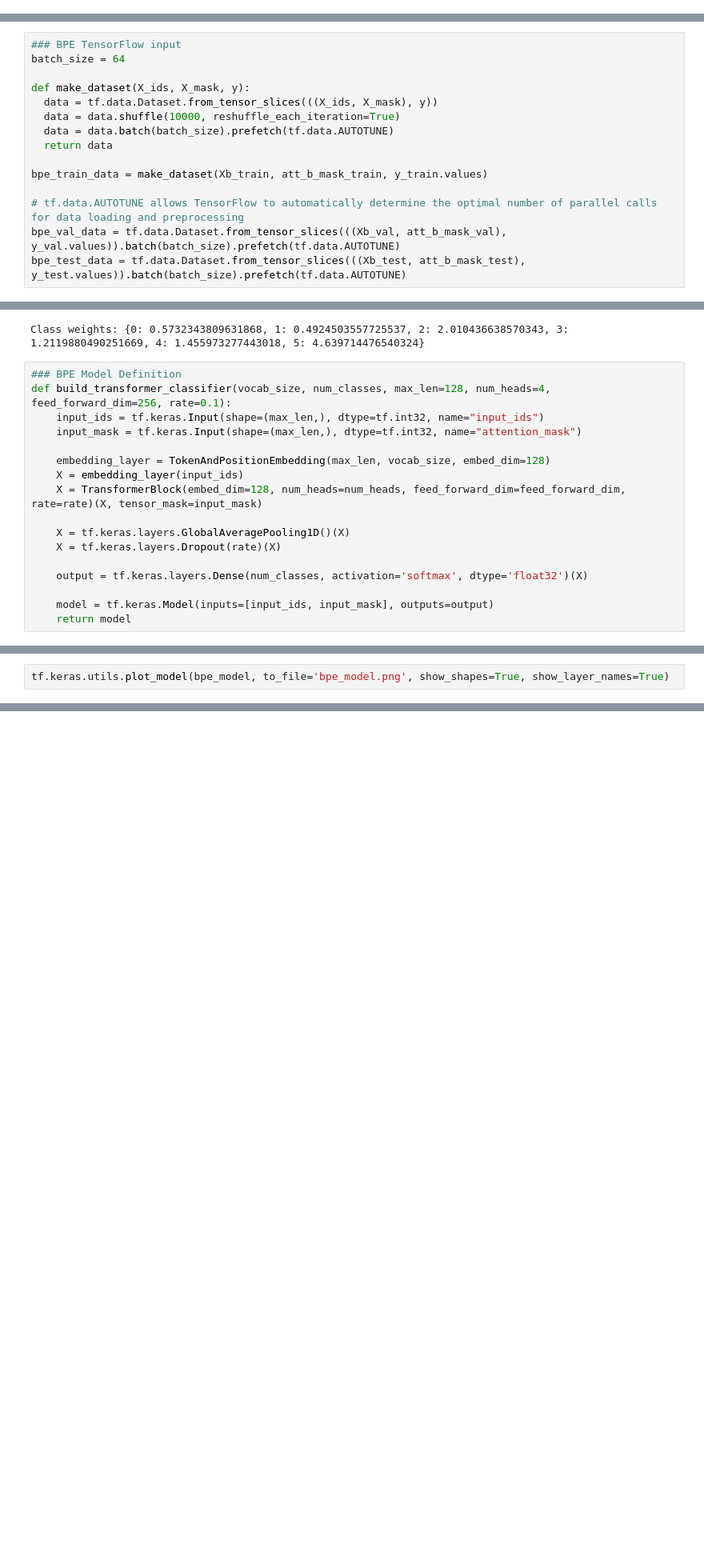
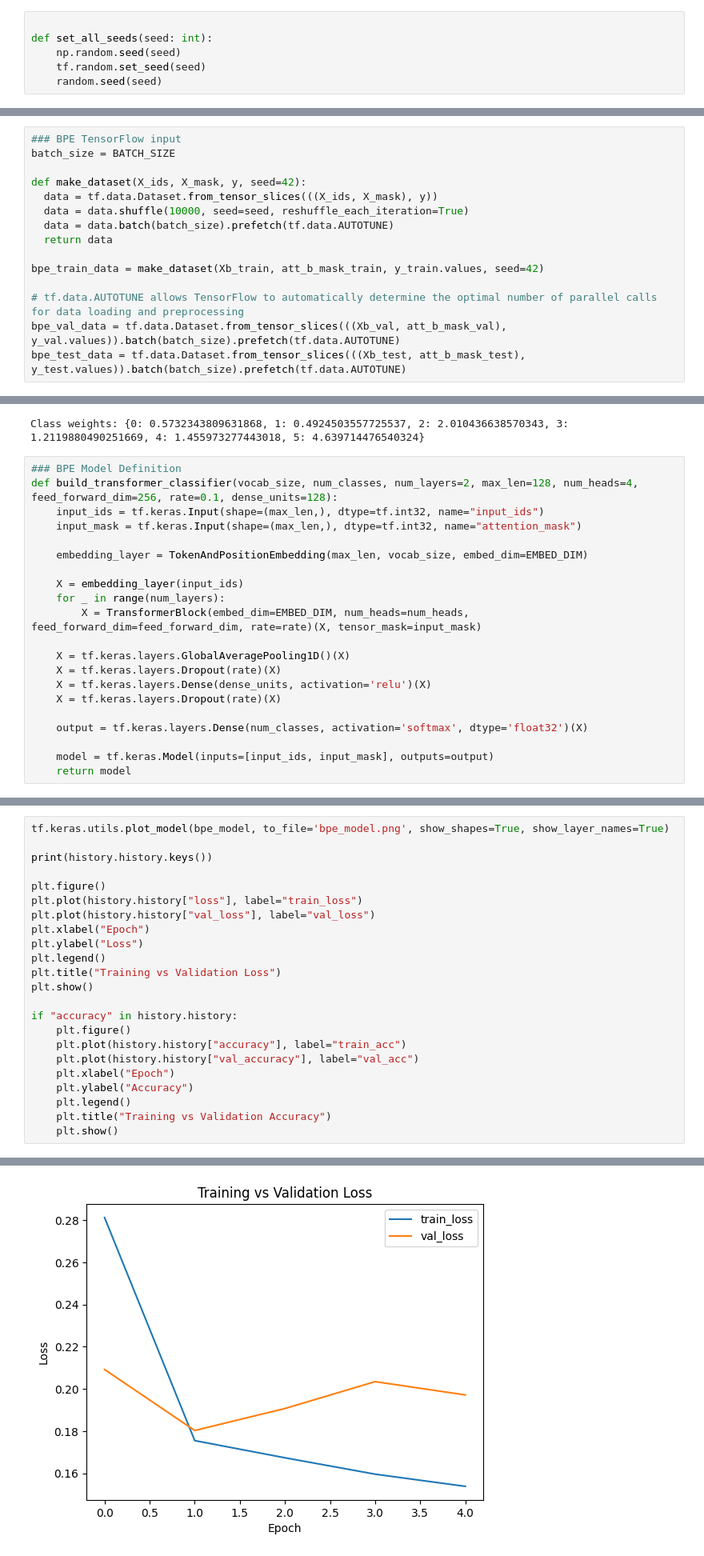
Before and after one commit to DSkilton/deep_learning_ica1, a Jupyter notebook: main.ipynb, the cells around one changed output, grey strips where cells are left out. Shown at 80% size. Saved outputs shown, nothing was run; the diff lists cells and outputs as text; blank space fills up the shorter version.

```diff
--- a/main.ipynb
+++ b/main.ipynb
@@ -54,6 +84,12 @@ TRAIN_TEXT = 'train_text.txt'
 LABEL_FILE = 'train_labels.txt'
 SAMPLE_TEXT = "This is a sample sentence used for BPE bits. It can be up to 128 characters long."
 TOKEN_LENGTH = 128
+# %%
+
+def set_all_seeds(seed: int):
+    np.random.seed(seed)
+    tf.random.set_seed(seed)
+    random.seed(seed)
 # %%
 #BASIC PRE PROCESSING
 print(df.shape)
@@ -195,15 +228,15 @@ BPE val shape: ((41681, 128), (41681, 128))
 BPE test shape: ((41681, 128), (41681, 128))
 # %%
 ### BPE TensorFlow input
-batch_size = 64
+batch_size = BATCH_SIZE
 
-def make_dataset(X_ids, X_mask, y):
+def make_dataset(X_ids, X_mask, y, seed=42):
   data = tf.data.Dataset.from_tensor_slices(((X_ids, X_mask), y))
-  data = data.shuffle(10000, reshuffle_each_iteration=True)
+  data = data.shuffle(10000, seed=seed, reshuffle_each_iteration=True)
   data = data.batch(batch_size).prefetch(tf.data.AUTOTUNE)
   return data
 
-bpe_train_data = make_dataset(Xb_train, att_b_mask_train, y_train.values)
+bpe_train_data = make_dataset(Xb_train, att_b_mask_train, y_train.values, seed=42)
 
 # tf.data.AUTOTUNE allows TensorFlow to automatically determine the optimal number of parallel calls for data loading and preprocessing
 bpe_val_data = tf.data.Dataset.from_tensor_slices(((Xb_val, att_b_mask_val), y_val.values)).batch(batch_size).prefetch(tf.data.AUTOTUNE)
@@ -219,15 +252,19 @@ print(f"Class weights: {class_weights}")
 Class weights: {0: 0.5732343809631868, 1: 0.4924503557725537, 2: 2.010436638570343, 3: 1.2119880490251669, 4: 1.455973277443018, 5: 4.639714476540324}
 # %%
 ### BPE Model Definition
-def build_transformer_classifier(vocab_size, num_classes, max_len=128, num_heads=4, feed_forward_dim=256, rate=0.1):
+def build_transformer_classifier(vocab_size, num_classes, num_layers=2, max_len=128, num_heads=4, feed_forward_dim=256, rate=0.1, dense_units=128):
     input_ids = tf.keras.Input(shape=(max_len,), dtype=tf.int32, name="input_ids")
     input_mask = tf.keras.Input(shape=(max_len,), dtype=tf.int32, name="attention_mask")
 
-    embedding_layer = TokenAndPositionEmbedding(max_len, vocab_size, embed_dim=128)
+    embedding_layer = TokenAndPositionEmbedding(max_len, vocab_size, embed_dim=EMBED_DIM)
+
     X = embedding_layer(input_ids)
-    X = TransformerBlock(embed_dim=128, num_heads=num_heads, feed_forward_dim=feed_forward_dim, rate=rate)(X, tensor_mask=input_mask)
+    for _ in range(num_layers):
+        X = TransformerBlock(embed_dim=EMBED_DIM, num_heads=num_heads, feed_forward_dim=feed_forward_dim, rate=rate)(X, tensor_mask=input_mask)
 
     X = tf.keras.layers.GlobalAveragePooling1D()(X)
+    X = tf.keras.layers.Dropout(rate)(X)
+    X = tf.keras.layers.Dense(dense_units, activation='relu')(X)
     X = tf.keras.layers.Dropout(rate)(X)
 
     output = tf.keras.layers.Dense(num_classes, activation='softmax', dtype='float32')(X)
@@ -295,4 +437,25 @@ weighted avg     0.9197    0.9044    0.9077     41681
 # %%
 tf.keras.utils.plot_model(bpe_model, to_file='bpe_model.png', show_shapes=True, show_layer_names=True)
+
+print(history.history.keys())
+
+plt.figure()
+plt.plot(history.history["loss"], label="train_loss")
+plt.plot(history.history["val_loss"], label="val_loss")
+plt.xlabel("Epoch")
+plt.ylabel("Loss")
+plt.legend()
+plt.title("Training vs Validation Loss")
+plt.show()
+
+if "accuracy" in history.history:
+    plt.figure()
+    plt.plot(history.history["accuracy"], label="train_acc")
+    plt.plot(history.history["val_accuracy"], label="val_acc")
+    plt.xlabel("Epoch")
+    plt.ylabel("Accuracy")
+    plt.legend()
+    plt.title("Training vs Validation Accuracy")
+    plt.show()
 # %% [output]
 You must install pydot (`pip install pydot`) and install graphviz (see instructions at https://graphviz.gitlab.io/download/) for plot_model to work.
@@ -298,0 +463 @@ You must install pydot (`pip install pydot`) and install graphviz (see instructi
+[figure, added]
```
Also changed, not shown: parts of 11 cells of this notebook, 4 other files.
